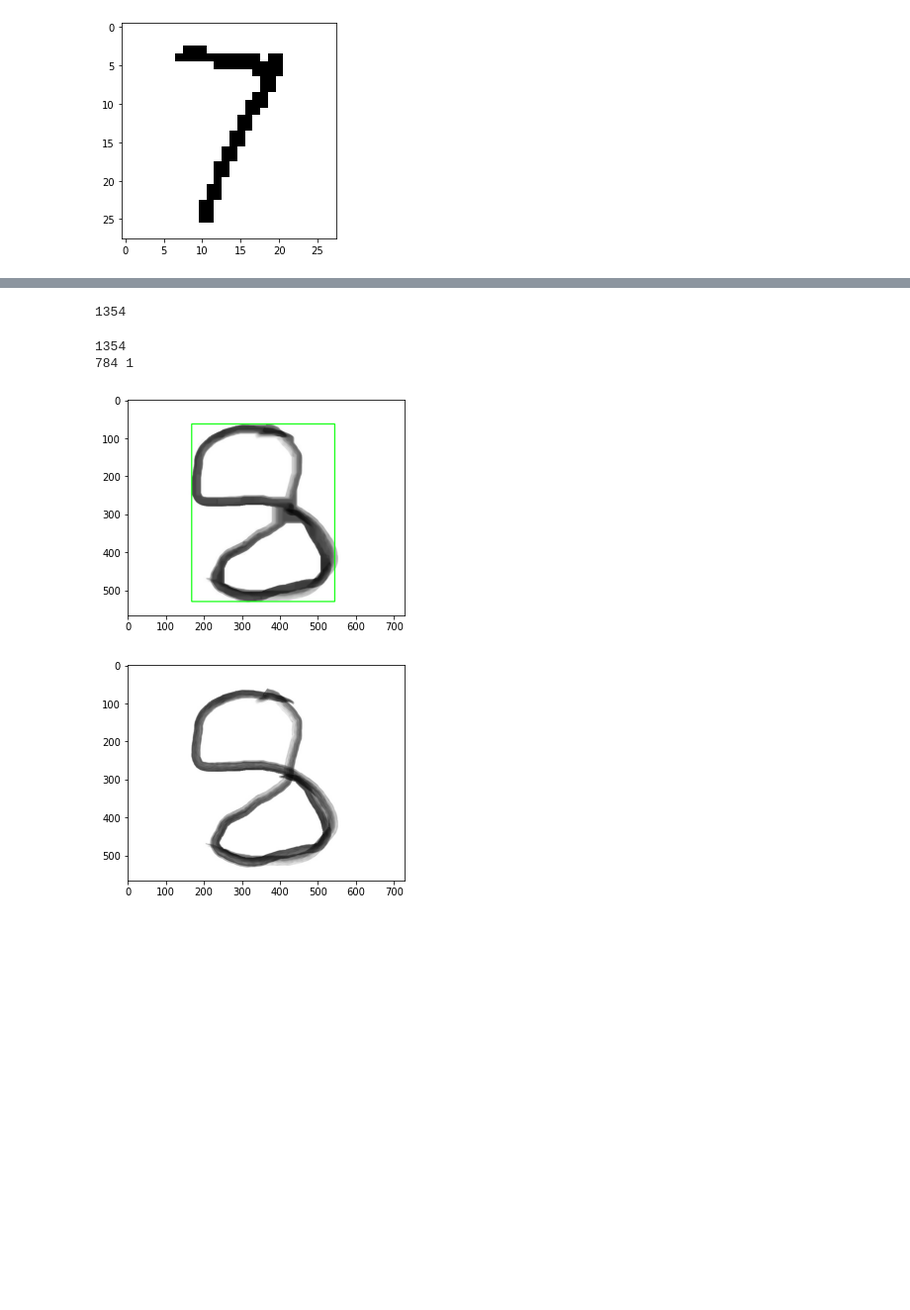
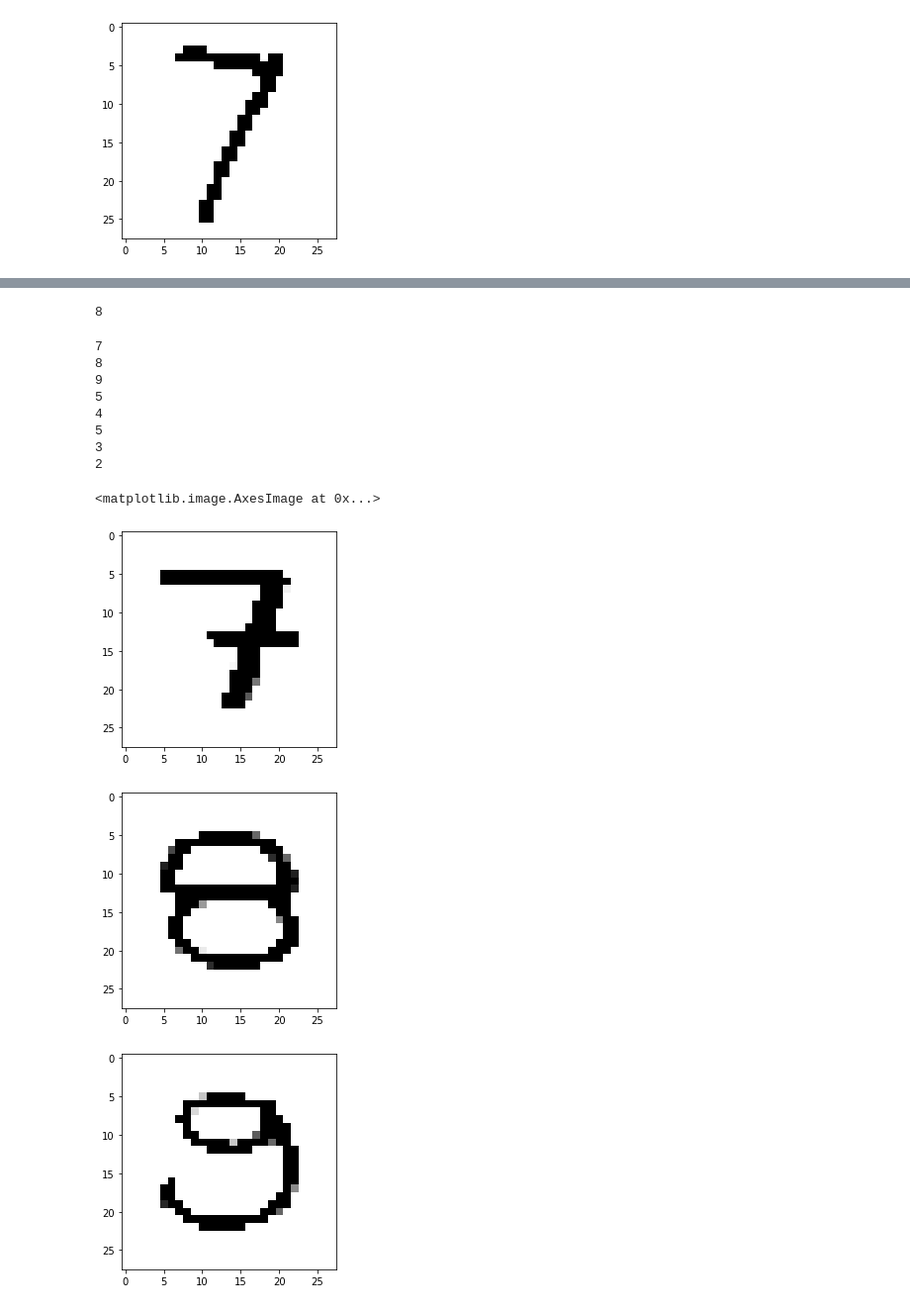
Before and after one commit to rajeshvalluri/MNIST_TF, a Jupyter notebook: MNIST_TF.ipynb, the cells around one changed output, grey strips where cells are left out. Shown at 99% size. Cells and saved outputs as stored; diff of their text form; code cells hidden in the pictures; blank space fills up the shorter version.

```diff
--- a/MNIST_TF.ipynb
+++ b/MNIST_TF.ipynb
@@ -185,10 +187,10 @@ np.argmax(model.predict(img[np.newaxis,...,np.newaxis]))
 #The following additions to the code are to draw bounding boxes around the digits so that we can get them as close as possible to the MNIST dataset
 import cv2
 # %%
-image = cv2.imread("//content/gdrive/My Drive/MNIST/eight_2.jpg") #load the image file
+image = cv2.imread("//content/gdrive/My Drive/MNIST/Numbers_1.jpg") #load the image file
 img = image.copy()
 k1 = np.ones((5,5))
-image = cv2.morphologyEx(image, cv2.MORPH_OPEN, k1, iterations = 10)
+image = cv2.morphologyEx(image, cv2.MORPH_OPEN, k1, iterations = 5)
 image = cv2.medianBlur(image,5)
 grey = cv2.cvtColor(image.copy(), cv2.COLOR_BGR2GRAY) #Convert it into grayscale
 _, thresh = cv2.threshold(grey.copy(),150,255,cv2.THRESH_BINARY_INV)
@@ -197,32 +199,44 @@ contours, _ = cv2.findContours(thresh.copy(), cv2.RETR_EXTERNAL, cv2.CHAIN_APPRO
 #print(contours) #all possible candidates for contours
 print(np.size(contours))
 # %% [output]
-1354
+8
 # %%
 preprocessed_digits = []
 count = 0
 for c in contours:
     count += 1
     x,y,w,h = cv2.boundingRect(c)
     #print(x,y,w,h)
     # Creating a rectangle around the digit in the original image (for displaying the digits fetched via contours)
     cv2.rectangle(image, (x,y), (x+w, y+h), color=(0, 255, 0), thickness=2) # Drawing a green box around the number.
     # Cropping out the digit from the image corresponding to the current contours in the for loop
     digit = thresh[y:y+h, x:x+w]
     # Resizing that digit to (18, 18)
     resized_digit = cv2.resize(digit, (18,18))
     #padding the resized digit with 5 pixels in each direction
-    padded_digit = np.pad(resized_digit, ((5,5),(5,5)), "constant", constant_values=0)
+    padded_digit = np.pad(resized_digit, ((5,5),(5,5)), "constant", constant_values=0.01)
     # Adding the preprocessed digit to the list of preprocessed digits
+    padded_digit = padded_digit /255.0 * 0.99 + 0.01
     preprocessed_digits.append(padded_digit)
-plt.figure()
-plt.imshow(image)
-plt.figure()
-plt.imshow(img)
-print(np.size(contours))
-print(np.size(preprocessed_digits) , count)
+    plt.pyplot.figure()
+    plt.pyplot.imshow(padded_digit,cmap='Greys')
+    print(np.argmax(model.predict(padded_digit[np.newaxis,...,np.newaxis])))
+plt.pyplot.figure()
+plt.pyplot.imshow(image,cmap='Greys')
+plt.pyplot.figure()
+plt.pyplot.imshow(img,cmap='Greys')
+#print(padded_digit)
+# print(np.size(preprocessed_digits) , count)
 # %% [output]
-1354
-784 1
+7
+8
+9
+5
+4
+5
+3
+2
+<matplotlib.image.AxesImage at 0x...>
-[figure, old version]
+[figure, new version]
-[figure, old version]
+[figure, new version]
+[figure, added]
```
Also changed, not shown: parts of 7 cells of this notebook.
